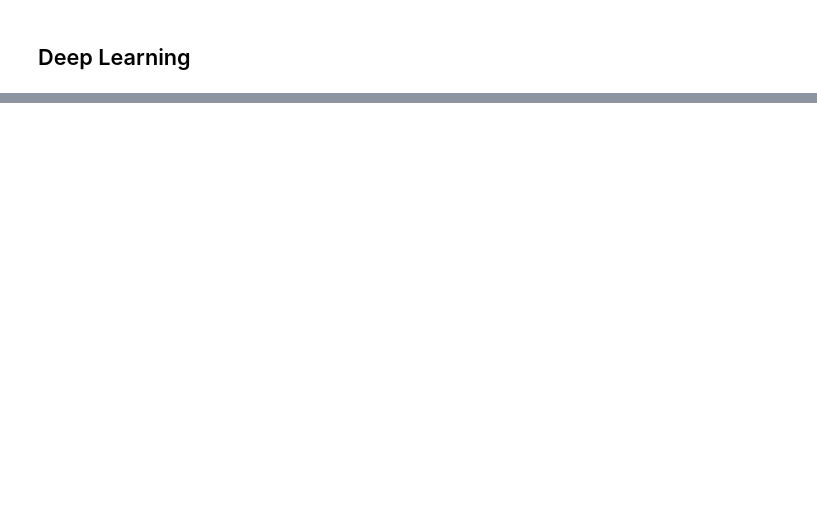
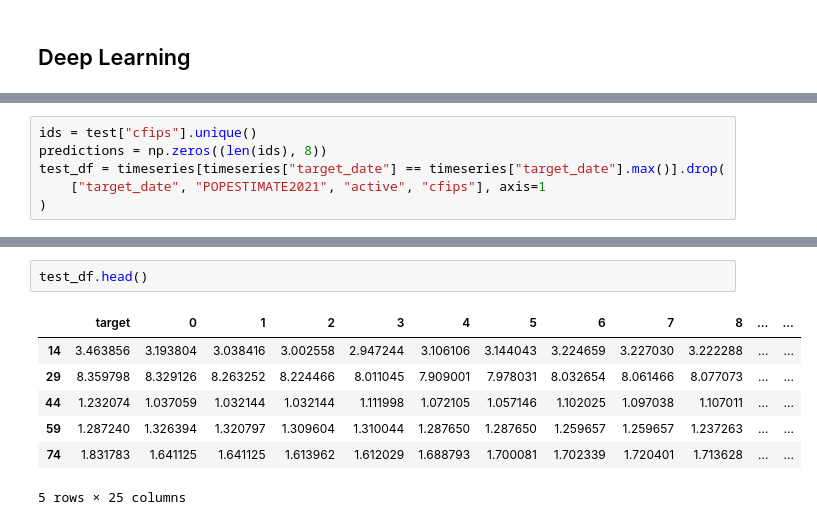
Before and after one commit to Jose-Sabater/kagglecomp-GoDaddy-timeseries, a Jupyter notebook: nb/03_dl_baseline.ipynb, the cells around one changed output, grey strips where cells are left out. Drawn from its saved outputs; the diff is of its cells as text; blank space fills up the shorter version.

```diff
--- a/nb/03_dl_baseline.ipynb
+++ b/nb/03_dl_baseline.ipynb
@@ -116,0 +121,6 @@ plt.show()
+# %%
+ids = test["cfips"].unique()
+predictions = np.zeros((len(ids), 8))
+test_df = timeseries[timeseries["target_date"] == timeseries["target_date"].max()].drop(
+    ["target_date", "POPESTIMATE2021", "active", "cfips"], axis=1
+)
@@ -116,0 +129,10 @@ plt.show()
+# %%
+test_df.head()
+# %% [output]
+|  | target | 0 | 1 | 2 | 3 | 4 | 5 | 6 | 7 | 8 | ... | ... |
+| 14 | 3.463856 | 3.193804 | 3.038416 | 3.002558 | 2.947244 | 3.106106 | 3.144043 | 3.224659 | 3.227030 | 3.222288 | ... | ... |
+| 29 | 8.359798 | 8.329126 | 8.263252 | 8.224466 | 8.011045 | 7.909001 | 7.978031 | 8.032654 | 8.061466 | 8.077073 | ... | ... |
+| 44 | 1.232074 | 1.037059 | 1.032144 | 1.032144 | 1.111998 | 1.072105 | 1.057146 | 1.102025 | 1.097038 | 1.107011 | ... | ... |
+| 59 | 1.287240 | 1.326394 | 1.320797 | 1.309604 | 1.310044 | 1.287650 | 1.287650 | 1.259657 | 1.259657 | 1.237263 | ... | ... |
+| 74 | 1.831783 | 1.641125 | 1.641125 | 1.613962 | 1.612029 | 1.688793 | 1.700081 | 1.702339 | 1.720401 | 1.713628 | ... | ... |
+5 rows × 25 columns
```
Also changed, not shown: parts of 17 cells of this notebook, 2 other files.
